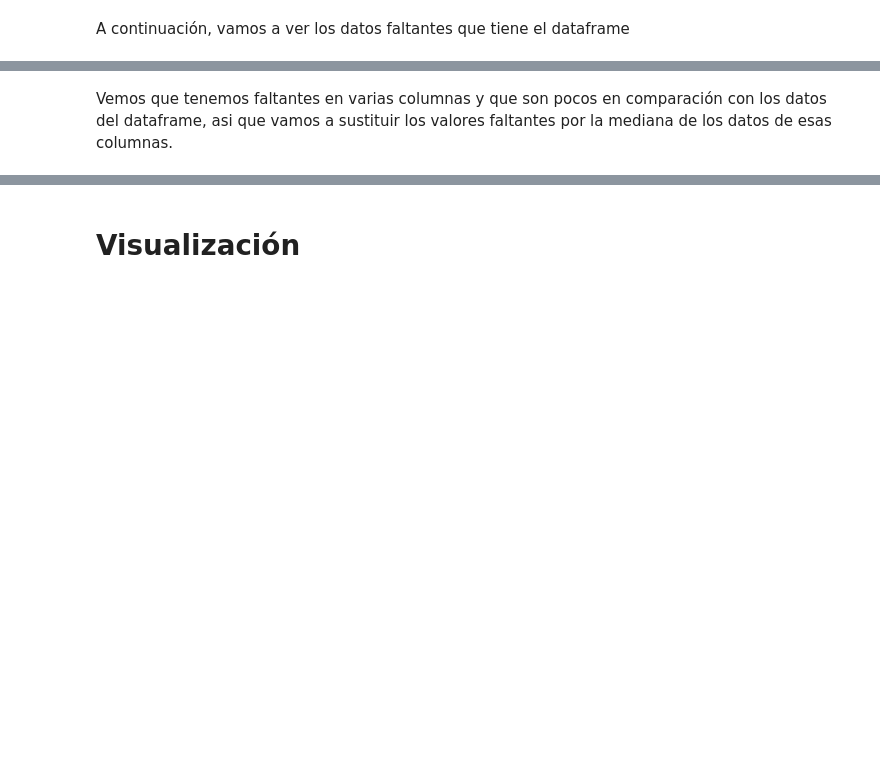
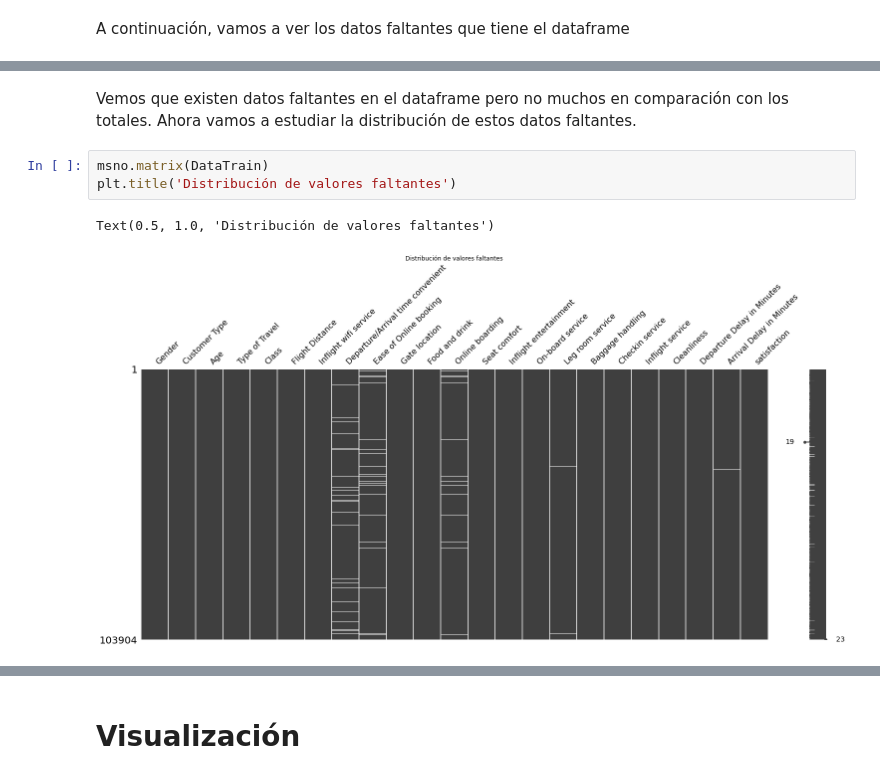
Before and after one commit to daysi00/Practica_1, a Jupyter notebook: AnalisisDeDatos.ipynb, the cells around one changed output, grey strips where cells are left out. Saved outputs shown, nothing was run; the diff lists cells and outputs as text; blank space fills up the shorter version.

Commit message:
Actualización tratamiento de datos missingno

```diff
--- a/AnalisisDeDatos.ipynb
+++ b/AnalisisDeDatos.ipynb
@@ -182,3 +173,9 @@ satisfaction                           0
 dtype: int64
-# %% [markdown]
-Vemos que tenemos faltantes en varias columnas y que son pocos en comparación con los datos del dataframe, asi que vamos a sustituir los valores faltantes por la mediana de los datos de esas columnas.
+# %% [markdown]
+Vemos que existen datos faltantes en el dataframe pero no muchos en comparación con  los totales. Ahora vamos a estudiar la distribución de estos datos faltantes.
+# %%
+msno.matrix(DataTrain)
+plt.title('Distribución de valores faltantes')
+# %% [output]
+Text(0.5, 1.0, 'Distribución de valores faltantes')
+[figure, added]
```
Also changed, not shown: parts of 46 cells of this notebook.
